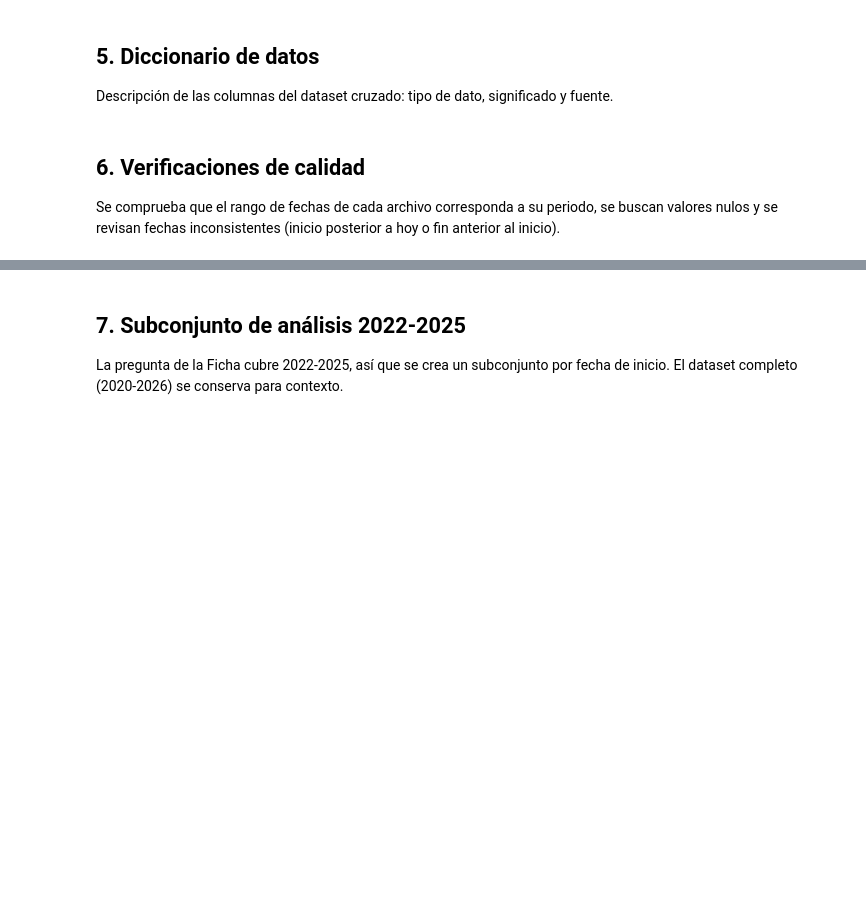
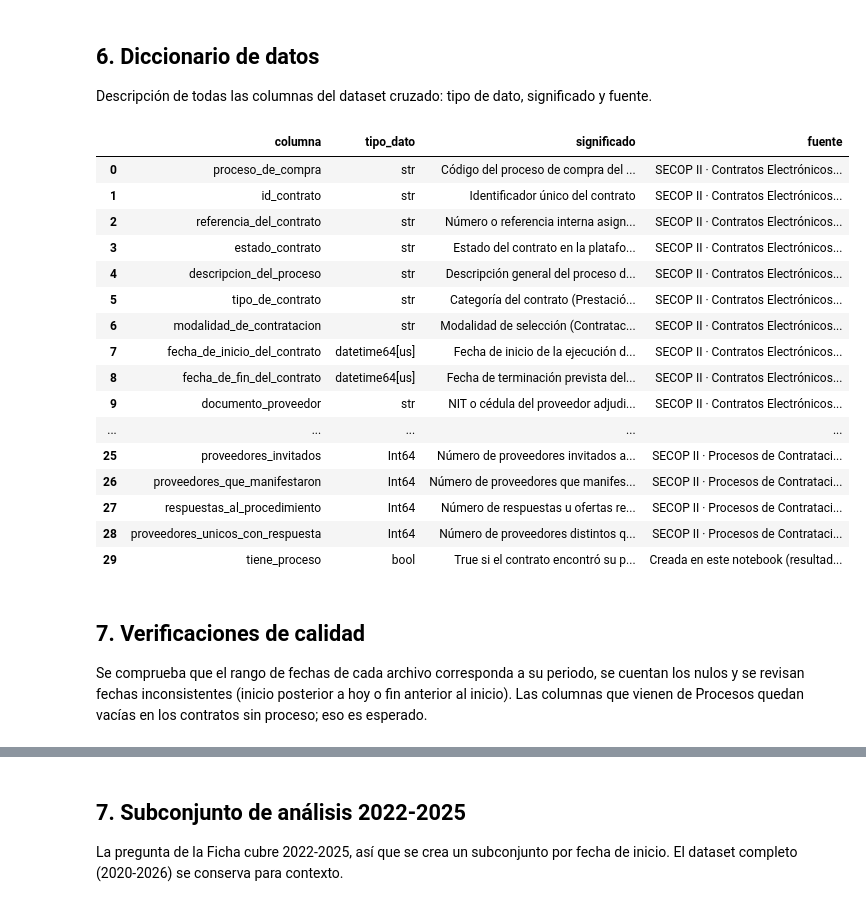
Before and after one commit to jahenao28-jh/contratacion-publica-pereira, a Jupyter notebook: notebooks/01_ingesta.ipynb, the cells around one changed output, grey strips where cells are left out. Drawn from its saved outputs; the diff is of its cells as text; code cells hidden in the pictures; blank space fills up the shorter version.

```diff
--- a/notebooks/01_ingesta.ipynb
+++ b/notebooks/01_ingesta.ipynb
@@ -121,0 +392,12 @@ print(df_final["modalidad_de_contratacion"].unique())
+# %%
+# Validación de la llave: si el cruce es correcto, lo que ambas fuentes dicen del mismo contrato debe coincidir
+con_proc = cruzado[cruzado["_merge"] == "both"]
+print("Modalidad igual en ambas fuentes:",
+      f"{(con_proc['modalidad_de_contratacion'] == con_proc['modalidad_de_contratacion_proceso']).mean():.1%}")
+print("Tipo de contrato igual en ambas fuentes:",
+      f"{(con_proc['tipo_de_contrato'] == con_proc['tipo_de_contrato_proceso']).mean():.1%}")
+
+# Ya validadas, las columnas repetidas y la llave duplicada sobran
+cruzado["tiene_proceso"] = cruzado["_merge"] == "both"
+df_cruzado = cruzado.drop(columns=["_merge", LLAVE_P, "modalidad_de_contratacion_proceso", "tipo_de_contrato_proceso"])
+print("\nDataset cruzado:", df_cruzado.shape)
@@ -122,35 +440,73 @@ print(df_final["modalidad_de_contratacion"].unique())
 # %% [markdown]
-## 5. Diccionario de datos
-Descripción de las columnas del dataset cruzado: tipo de dato, significado y fuente.
+## 6. Diccionario de datos
+Descripción de todas las columnas del dataset cruzado: tipo de dato, significado y fuente.
 # %%
 FUENTE = "SECOP II · Contratos Electrónicos (datos.gov.co, jbjy-vk9h)"
+FUENTE_P = "SECOP II · Procesos de Contratación (datos.gov.co, p6dx-8zbt)"
 
 significados = {
-    "proceso_de_compra": ("Código del proceso de contratación del que se origina el contrato (llave hacia el dataset de Procesos)", FUENTE),
-    "id_contrato": ("Identificador único del contrato (llave del cruce)", FUENTE),
+    "proceso_de_compra": ("Código del proceso de compra del que se origina el contrato (llave del cruce con Procesos)", FUENTE),
+    "id_contrato": ("Identificador único del contrato", FUENTE),
     "referencia_del_contrato": ("Número o referencia interna asignada al contrato", FUENTE),
     "estado_contrato": ("Estado del contrato en la plataforma (Cerrado, En ejecución, Modificado, terminado, cedido, Cancelado, Aprobado, Borrador, Suspendido, enviado Proveedor)", FUENTE),
     "descripcion_del_proceso": ("Descripción general del proceso de compra", FUENTE),
     "tipo_de_contrato": ("Categoría del contrato (Prestación de servicios, Obra, Suministros, Consultoría, Arrendamiento, Interventoría, Seguros, Concesión, entre otras)", FUENTE),
     "modalidad_de_contratacion": ("Modalidad de selección (Contratación directa, Mínima cuantía, Licitación pública, Selección abreviada, Concurso de méritos, Régimen especial)", FUENTE),
     "fecha_de_inicio_del_contrato": ("Fecha de inicio de la ejecución del contrato", FUENTE),
     "fecha_de_fin_del_contrato": ("Fecha de terminación prevista del contrato", FUENTE),
     "documento_proveedor": ("NIT o cédula del proveedor adjudicado", FUENTE),
     "proveedor_adjudicado": ("Nombre del proveedor o contratista", FUENTE),
     "valor_del_contrato": ("Valor del contrato en pesos colombianos (COP)", FUENTE),
     "urlproceso": ("Enlace al proceso en la plataforma de contratación", FUENTE),
     "objeto_del_contrato": ("Descripción de lo que se contrata", FUENTE),
-    "fuente_periodo": ("Archivo/periodo de origen del registro (columna creada en el notebook)", "Creada en este notebook"),
+    "fuente_periodo": ("Archivo/periodo de origen del registro: 2020-2023 o 2024-2026", "Creada en este notebook"),
+    "id_del_proceso": ("Identificador de la publicación del proceso (CO1.REQ); se conserva la última fase", FUENTE_P),
+    "referencia_del_proceso": ("Referencia interna del proceso asignada por la Alcaldía", FUENTE_P),
+    "dependencia": ("Secretaría o unidad de la Alcaldía que adelanta el proceso", FUENTE_P),
+    "justificacion_modalidad": ("Causal legal que justifica la modalidad (p. ej. servicios profesionales y apoyo a la gestión)", FUENTE_P),
+    "fase_proceso": ("Fase en la que quedó el proceso en su última publicación", FUENTE_P),
+    "estado_proceso": ("Estado del procedimiento (Seleccionado, Evaluación, Cancelado, entre otros)", FUENTE_P),
+    "fecha_publicacion_proceso": ("Fecha de publicación del proceso en SECOP II", FUENTE_P),
+    "precio_base": ("Presupuesto oficial estimado del proceso en COP, antes de adjudicar", FUENTE_P),
+    "duracion_proceso": ("Duración estimada del contrato según el proceso (ver unidad_duracion_proceso)", FUENTE_P),
+    "unidad_duracion_proceso": ("Unidad de la duración: día(s), mes(es) o año(s)", FUENTE_P),
+    "proveedores_invitados": ("Número de proveedores invitados a participar", FUENTE_P),
+    "proveedores_que_manifestaron": ("Número de proveedores que manifestaron interés", FUENTE_P),
+    "respuestas_al_procedimiento": ("Número de respuestas u ofertas recibidas", FUENTE_P),
+    "proveedores_unicos_con_respuesta": ("Número de proveedores distintos que presentaron oferta (medida de competencia)", FUENTE_P),
+    "tiene_proceso": ("True si el contrato encontró su proceso en la fuente 2", "Creada en este notebook (resultado del cruce)"),
 }
 
+faltan = set(df_cruzado.columns) - set(significados)
+assert not faltan, f"Columnas sin describir: {faltan}"
+
 diccionario = pd.DataFrame({
-    "columna": df_final.columns,
-    "tipo_dato": df_final.dtypes.astype(str).values,
-    "significado": [significados.get(c, ("", ""))[0] for c in df_final.columns],
-    "fuente": [significados.get(c, ("", ""))[1] for c in df_final.columns],
+    "columna": df_cruzado.columns,
+    "tipo_dato": df_cruzado.dtypes.astype(str).values,
+    "significado": [significados[c][0] for c in df_cruzado.columns],
+    "fuente": [significados[c][1] for c in df_cruzado.columns],
 })
+pd.set_option("display.max_colwidth", 120)
 diccionario
+# %% [output]
+|  | columna | tipo_dato | significado | fuente |
+| 0 | proceso_de_compra | str | Código del proceso de compra del ... | SECOP II · Contratos Electrónicos... |
+| 1 | id_contrato | str | Identificador único del contrato | SECOP II · Contratos Electrónicos... |
+| 2 | referencia_del_contrato | str | Número o referencia interna asign... | SECOP II · Contratos Electrónicos... |
+| 3 | estado_contrato | str | Estado del contrato en la platafo... | SECOP II · Contratos Electrónicos... |
+| 4 | descripcion_del_proceso | str | Descripción general del proceso d... | SECOP II · Contratos Electrónicos... |
+| 5 | tipo_de_contrato | str | Categoría del contrato (Prestació... | SECOP II · Contratos Electrónicos... |
+| 6 | modalidad_de_contratacion | str | Modalidad de selección (Contratac... | SECOP II · Contratos Electrónicos... |
+| 7 | fecha_de_inicio_del_contrato | datetime64[us] | Fecha de inicio de la ejecución d... | SECOP II · Contratos Electrónicos... |
+| 8 | fecha_de_fin_del_contrato | datetime64[us] | Fecha de terminación prevista del... | SECOP II · Contratos Electrónicos... |
+| 9 | documento_proveedor | str | NIT o cédula del proveedor adjudi... | SECOP II · Contratos Electrónicos... |
+| ... | ... | ... | ... | ... |
+| 25 | proveedores_invitados | Int64 | Número de proveedores invitados a... | SECOP II · Procesos de Contrataci... |
+| 26 | proveedores_que_manifestaron | Int64 | Número de proveedores que manifes... | SECOP II · Procesos de Contrataci... |
+| 27 | respuestas_al_procedimiento | Int64 | Número de respuestas u ofertas re... | SECOP II · Procesos de Contrataci... |
+| 28 | proveedores_unicos_con_respuesta | Int64 | Número de proveedores distintos q... | SECOP II · Procesos de Contrataci... |
+| 29 | tiene_proceso | bool | True si el contrato encontró su p... | Creada en este notebook (resultad... |
 # %% [markdown]
-## 6. Verificaciones de calidad
-Se comprueba que el rango de fechas de cada archivo corresponda a su periodo, se buscan valores nulos y se revisan fechas inconsistentes (inicio posterior a hoy o fin anterior al inicio).
+## 7. Verificaciones de calidad
+Se comprueba que el rango de fechas de cada archivo corresponda a su periodo, se cuentan los nulos y se revisan fechas inconsistentes (inicio posterior a hoy o fin anterior al inicio). Las columnas que vienen de Procesos quedan vacías en los contratos sin proceso; eso es esperado.
 # %%
```
Also changed, not shown: parts of 40 cells of this notebook, 2 other files.
